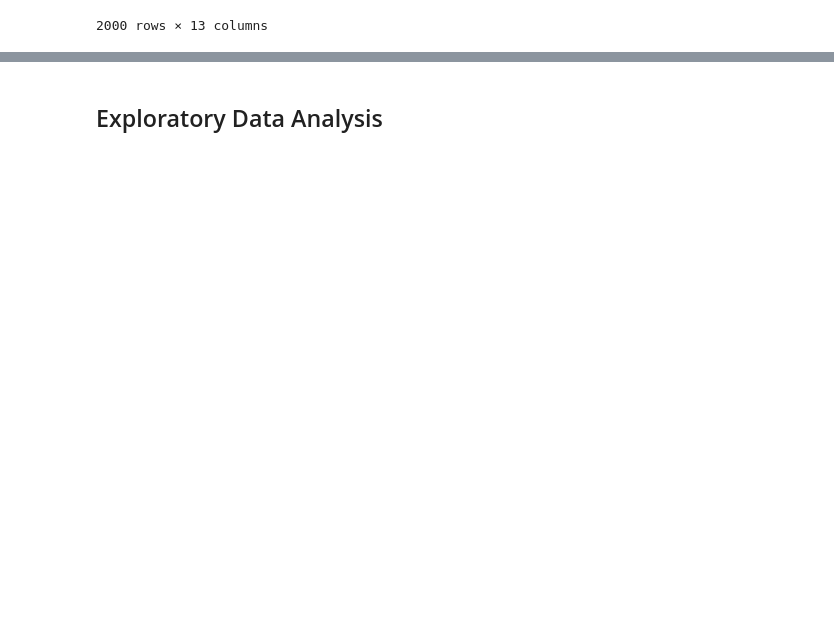
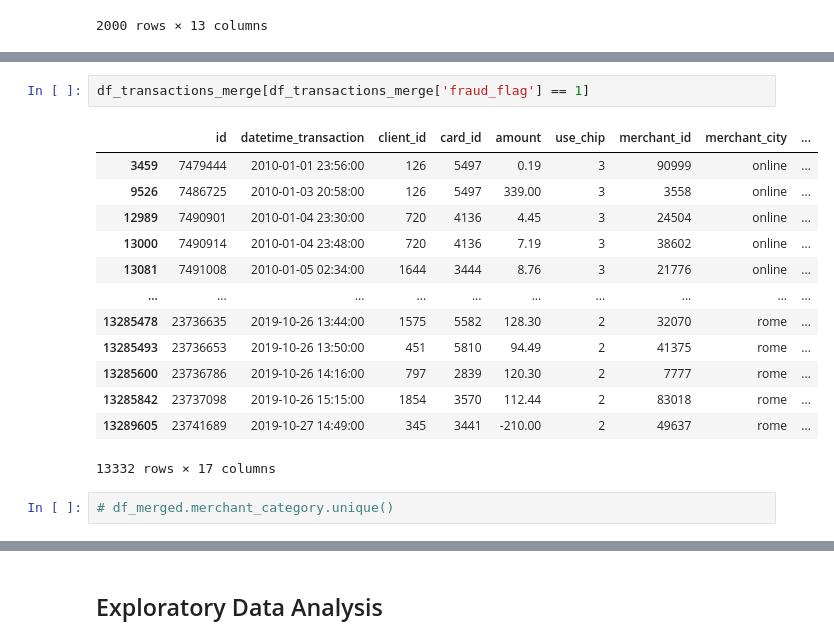
Before and after one commit to arraby-alt/fraud-transactions, a Jupyter notebook: eda.ipynb, the cells around one changed output, grey strips where cells are left out. Cells and saved outputs as stored; diff of their text form; blank space fills up the shorter version.

```diff
--- a/eda.ipynb
+++ b/eda.ipynb
@@ -1250,0 +1342,18 @@ df_users_final
+# %%
+df_transactions_merge[df_transactions_merge['fraud_flag'] == 1]
+# %% [output]
+|  | id | datetime_transaction | client_id | card_id | amount | use_chip | merchant_id | merchant_city | ... |
+| 3459 | 7479444 | 2010-01-01 23:56:00 | 126 | 5497 | 0.19 | 3 | 90999 | online | ... |
+| 9526 | 7486725 | 2010-01-03 20:58:00 | 126 | 5497 | 339.00 | 3 | 3558 | online | ... |
+| 12989 | 7490901 | 2010-01-04 23:30:00 | 720 | 4136 | 4.45 | 3 | 24504 | online | ... |
+| 13000 | 7490914 | 2010-01-04 23:48:00 | 720 | 4136 | 7.19 | 3 | 38602 | online | ... |
+| 13081 | 7491008 | 2010-01-05 02:34:00 | 1644 | 3444 | 8.76 | 3 | 21776 | online | ... |
+| ... | ... | ... | ... | ... | ... | ... | ... | ... | ... |
+| 13285478 | 23736635 | 2019-10-26 13:44:00 | 1575 | 5582 | 128.30 | 2 | 32070 | rome | ... |
+| 13285493 | 23736653 | 2019-10-26 13:50:00 | 451 | 5810 | 94.49 | 2 | 41375 | rome | ... |
+| 13285600 | 23736786 | 2019-10-26 14:16:00 | 797 | 2839 | 120.30 | 2 | 7777 | rome | ... |
+| 13285842 | 23737098 | 2019-10-26 15:15:00 | 1854 | 3570 | 112.44 | 2 | 83018 | rome | ... |
+| 13289605 | 23741689 | 2019-10-27 14:49:00 | 345 | 3441 | -210.00 | 2 | 49637 | rome | ... |
+13332 rows × 17 columns
+# %%
+# df_merged.merchant_category.unique()
```
Also changed, not shown: parts of 58 cells of this notebook, 8 other files.
